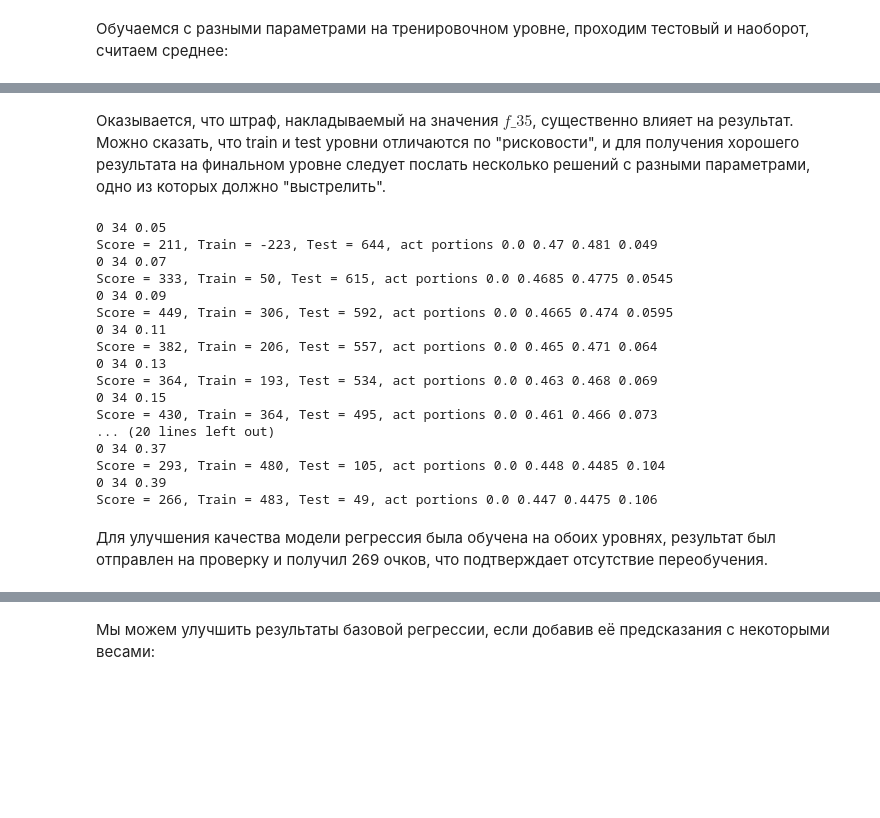
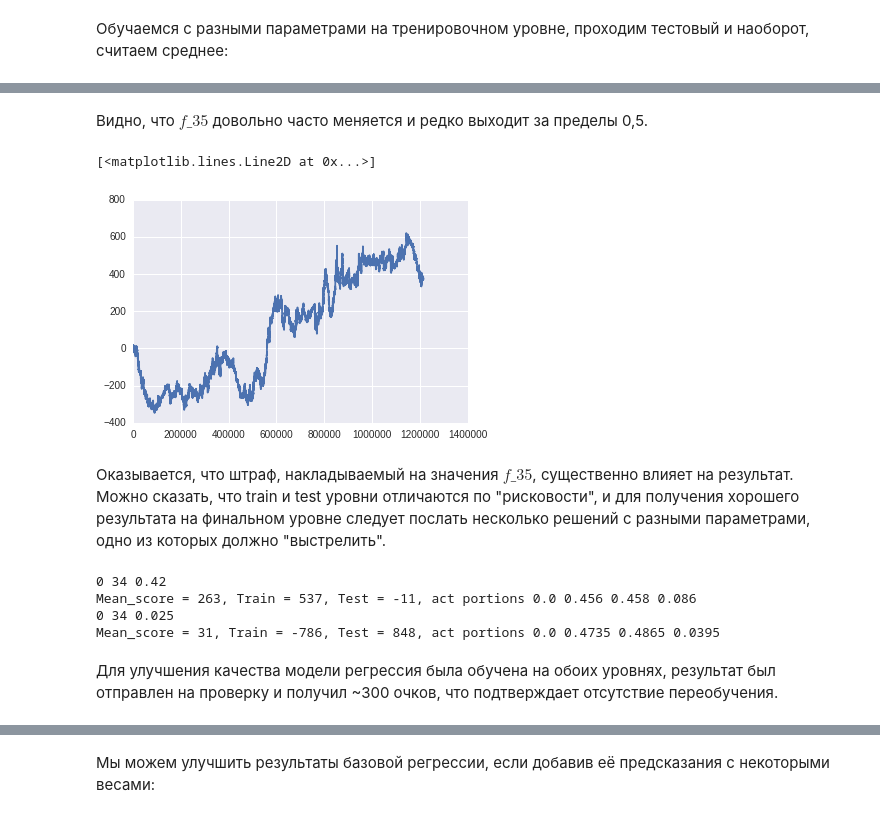
Before and after one commit to smerdov/BlackBoxChallenge, a Jupyter notebook: BlackBoxChallenge Solution.ipynb, the cells around one changed output, grey strips where cells are left out. Drawn from its saved outputs; the diff is of its cells as text; code cells hidden in the pictures; blank space fills up the shorter version.

```diff
--- a/BlackBoxChallenge Solution.ipynb
+++ b/BlackBoxChallenge Solution.ipynb
@@ -854,31 +888,24 @@ n = 34; f_35_penalty = 0.15; k = 0
+# %% [markdown]
+Видно, что $f\_35$ довольно часто меняется и редко выходит за пределы 0,5.
+# %%
+plt.plot(total_score)
+# %% [output]
+[<matplotlib.lines.Line2D at 0x...>]
+[figure, added]
 # %% [markdown]
 Оказывается, что штраф, накладываемый на значения $f\_35$, существенно влияет на результат. Можно сказать, что train и test уровни отличаются по "рисковости", и для получения хорошего результата на финальном уровне следует послать несколько решений с разными параметрами, одно из которых должно "выстрелить".
 # %%
-n = 34; f_35_penalty = 0.15; k = 0
-# for k in [0]:
-for f_35_penalty in np.arange(0.05,0.40,0.02):
+n = 34; k = 0
+for f_35_penalty in [0.42,0.025]:
     print (k,n,f_35_penalty)
     test_params(k,n,f_35_penalty)
 # %% [output]
-0 34 0.05
-Score = 211, Train = -223, Test = 644, act portions 0.0 0.47 0.481 0.049
-0 34 0.07
-Score = 333, Train = 50, Test = 615, act portions 0.0 0.4685 0.4775 0.0545
-0 34 0.09
-Score = 449, Train = 306, Test = 592, act portions 0.0 0.4665 0.474 0.0595
-0 34 0.11
-Score = 382, Train = 206, Test = 557, act portions 0.0 0.465 0.471 0.064
-0 34 0.13
-Score = 364, Train = 193, Test = 534, act portions 0.0 0.463 0.468 0.069
-0 34 0.15
-Score = 430, Train = 364, Test = 495, act portions 0.0 0.461 0.466 0.073
-... (20 lines left out)
-0 34 0.37
-Score = 293, Train = 480, Test = 105, act portions 0.0 0.448 0.4485 0.104
-0 34 0.39
-Score = 266, Train = 483, Test = 49, act portions 0.0 0.447 0.4475 0.106
+0 34 0.42
+Mean_score = 263, Train = 537, Test = -11, act portions 0.0 0.456 0.458 0.086
+0 34 0.025
+Mean_score = 31, Train = -786, Test = 848, act portions 0.0 0.4735 0.4865 0.0395
 # %% [markdown]
-Для улучшения качества модели регрессия была обучена на обоих уровнях, результат был отправлен на проверку и получил 269 очков, что подтверждает отсутствие переобучения.
+Для улучшения качества модели регрессия была обучена на обоих уровнях, результат был отправлен на проверку и получил ~300 очков, что подтверждает отсутствие переобучения.
 # %%
 n = 36
 offer_states = np.vstack([offer_states_train,offer_states_test])
```
Also changed, not shown: parts of 22 cells of this notebook, 6 other files.
